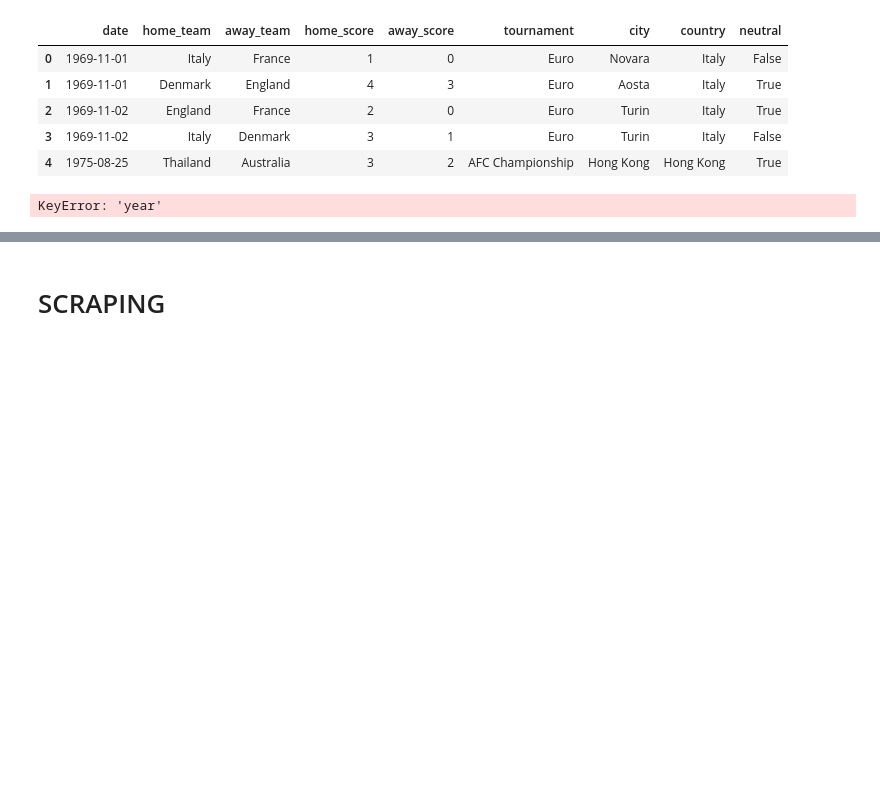
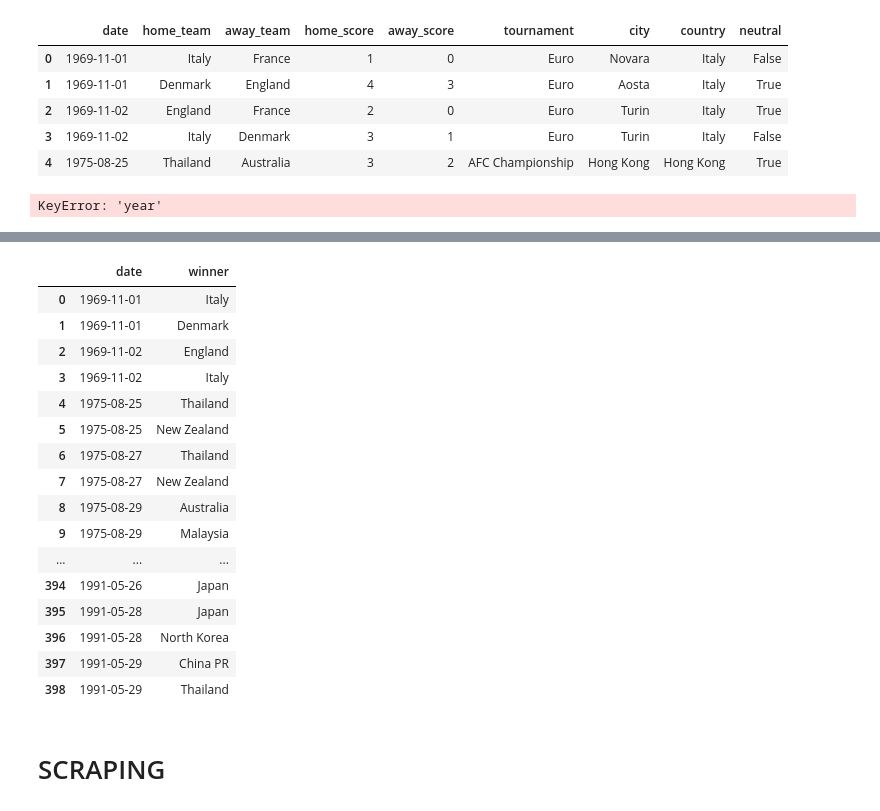
Before and after one commit to lucasmigliano21/LM-Project3-ETL, a Jupyter notebook: src/functions2.ipynb, the cells around one changed output, grey strips where cells are left out. Saved outputs shown, nothing was run; the diff lists cells and outputs as text; code cells hidden in the pictures; blank space fills up the shorter version.

```diff
--- a/src/functions2.ipynb
+++ b/src/functions2.ipynb
@@ -95,0 +125,22 @@ df2 = df[['year', 'winner']].copy()
+# %%
+df2 = df[['date', 'winner']].copy()
+# %%
+df2
+# %% [output]
+|  | date | winner |
+| 0 | 1969-11-01 | Italy |
+| 1 | 1969-11-01 | Denmark |
+| 2 | 1969-11-02 | England |
+| 3 | 1969-11-02 | Italy |
+| 4 | 1975-08-25 | Thailand |
+| 5 | 1975-08-25 | New Zealand |
+| 6 | 1975-08-27 | Thailand |
+| 7 | 1975-08-27 | New Zealand |
+| 8 | 1975-08-29 | Australia |
+| 9 | 1975-08-29 | Malaysia |
+| ... | ... | ... |
+| 394 | 1991-05-26 | Japan |
+| 395 | 1991-05-28 | Japan |
+| 396 | 1991-05-28 | North Korea |
+| 397 | 1991-05-29 | China PR |
+| 398 | 1991-05-29 | Thailand |
```
Also changed, not shown: parts of 6 cells of this notebook, 5 other files.
